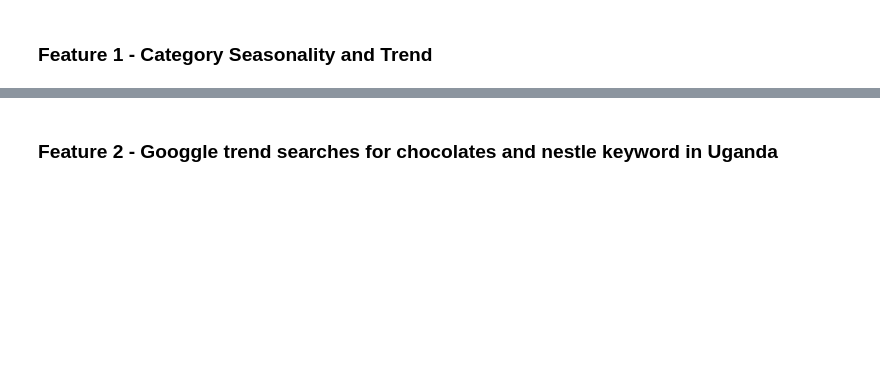
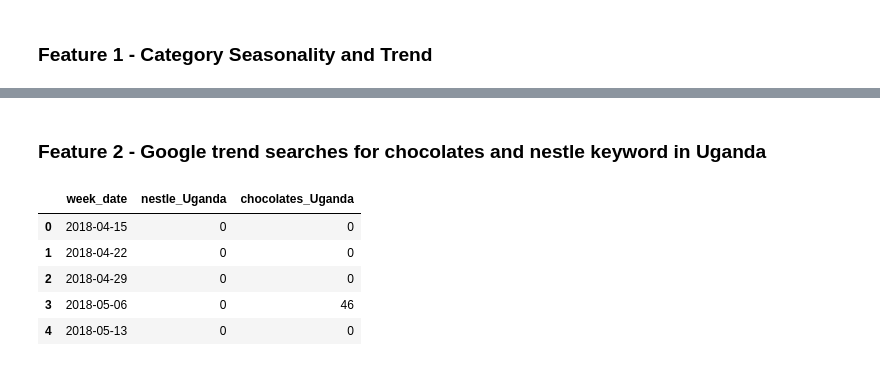
Before and after one commit to syedmisbah/cpg-analysis, a Jupyter notebook: notebooks/1_feature_engg.ipynb, the cells around one changed output, grey strips where cells are left out. Drawn from its saved outputs; the diff is of its cells as text; code cells hidden in the pictures; blank space fills up the shorter version.

```diff
--- a/notebooks/1_feature_engg.ipynb
+++ b/notebooks/1_feature_engg.ipynb
@@ -30,5 +97,17 @@ Name: PPG, Length: 125776, dtype: object>
 # %% [markdown]
-### Feature 2 - Googgle trend searches for chocolates and nestle keyword in Uganda
+### Feature 2 - Google trend searches for chocolates and nestle keyword in Uganda
 # %%
 # Guessing Ugando how? Searched for the word "ZEEVRUCHTEN" mentioned in one PPG
 # apparently it's a ftuit chocolate nestle sells in Uganda
+
+## Data source is google trends data for #searches for "Nestle" and "Category" in Unganda
+df_search = pd.read_csv("../data/raw/multiTimeline.csv")
+df_search['week_date'] = pd.to_datetime(df_search['week_date'])
+df_search.head()
+# %% [output]
+|  | week_date | nestle_Uganda | chocolates_Uganda |
+| 0 | 2018-04-15 | 0 | 0 |
+| 1 | 2018-04-22 | 0 | 0 |
+| 2 | 2018-04-29 | 0 | 0 |
+| 3 | 2018-05-06 | 0 | 46 |
+| 4 | 2018-05-13 | 0 | 0 |
```
Also changed, not shown: parts of 16 cells of this notebook, 15 other files.
